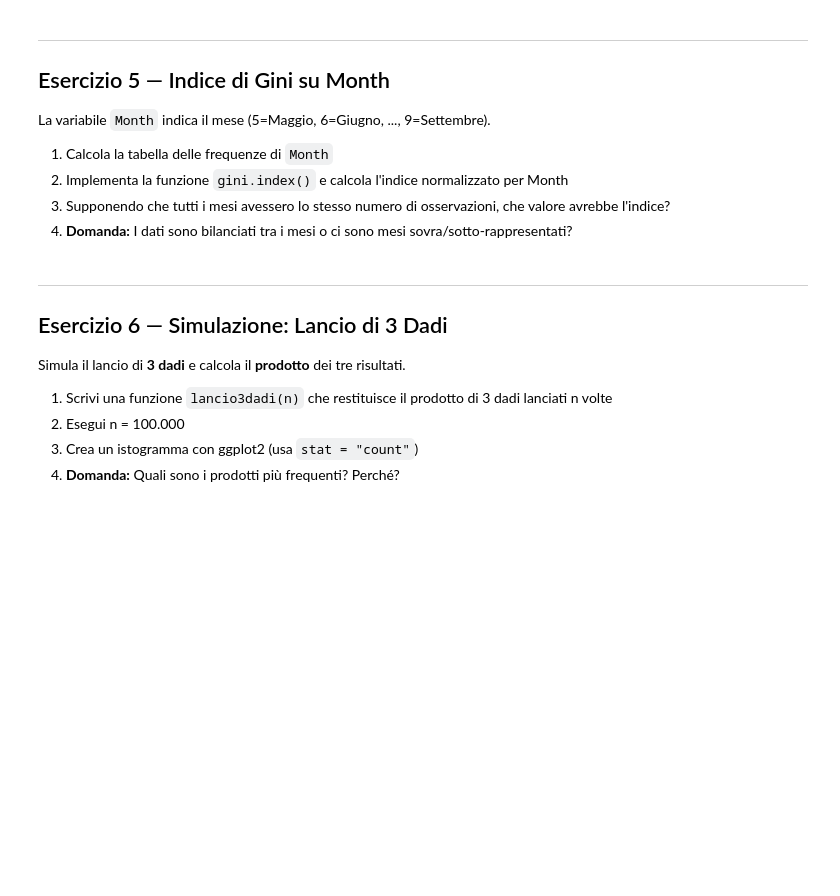
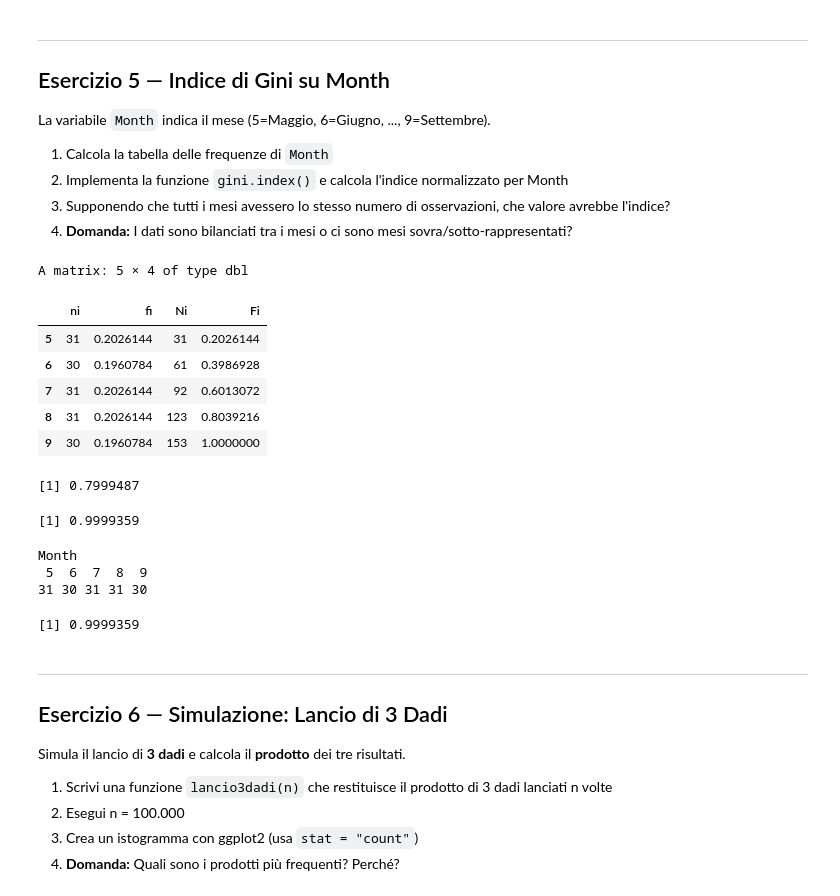
Before and after one commit to MarcoVando/statistica-descrittiva-per-datascience, a Jupyter notebook: MyFiles/Esercizi_2_airquality.ipynb, the cells around one changed output. Saved outputs shown, nothing was run; the diff lists cells and outputs as text; code cells hidden in the pictures; blank space fills up the shorter version.

```diff
--- a/MyFiles/Esercizi_2_airquality.ipynb
+++ b/MyFiles/Esercizi_2_airquality.ipynb
@@ -413,6 +413,30 @@ La variabile `Month` indica il mese (5=Maggio, 6=Giugno, ..., 9=Settembre).
 4. **Domanda:** I dati sono bilanciati tra i mesi o ci sono mesi sovra/sotto-rappresentati?
 # %%
 # 👇 Scrivi qui il tuo codice per l'Esercizio 5
+n <- length(Month)
+ni <- table(Month)
+fi <- ni/n
+Ni <- cumsum(ni)
+Fi <- cumsum(fi)
+
+cbind(ni,fi,Ni,Fi)
+
+G <- 1 - sum(fi^2) ; G
+
+J <- length(ni)
+G_norm <- G/((J-1)/J); G_norm
+# it would be 1
+# looking at the fi they are kinda evenly balanced, G is still high.
+# %% [output]
+A matrix: 5 × 4 of type dbl
+|  | ni | fi | Ni | Fi |
+| 5 | 31 | 0.2026144 | 31 | 0.2026144 |
+| 6 | 30 | 0.1960784 | 61 | 0.3986928 |
+| 7 | 31 | 0.2026144 | 92 | 0.6013072 |
+| 8 | 31 | 0.2026144 | 123 | 0.8039216 |
+| 9 | 30 | 0.1960784 | 153 | 1.0000000 |
+[1] 0.7999487
+[1] 0.9999359
 # %%
 # 🟢 SOLUZIONE Esercizio 5
 
@@ -435,6 +459,11 @@ gini.index(Month)
 
 # 4. Se tutti i mesi avessero stesso n, l'indice varrebbe 1 (massima eterogeneità).
 #    Il valore reale è vicino a 1 -> i mesi sono abbastanza bilanciati.
+# %% [output]
+Month
+ 5  6  7  8  9
+31 30 31 31 30
+[1] 0.9999359
 # %% [markdown]
 ---
 ## Esercizio 6 — Simulazione: Lancio di 3 Dadi
```
Also changed, not shown: parts of 4 cells of this notebook.
